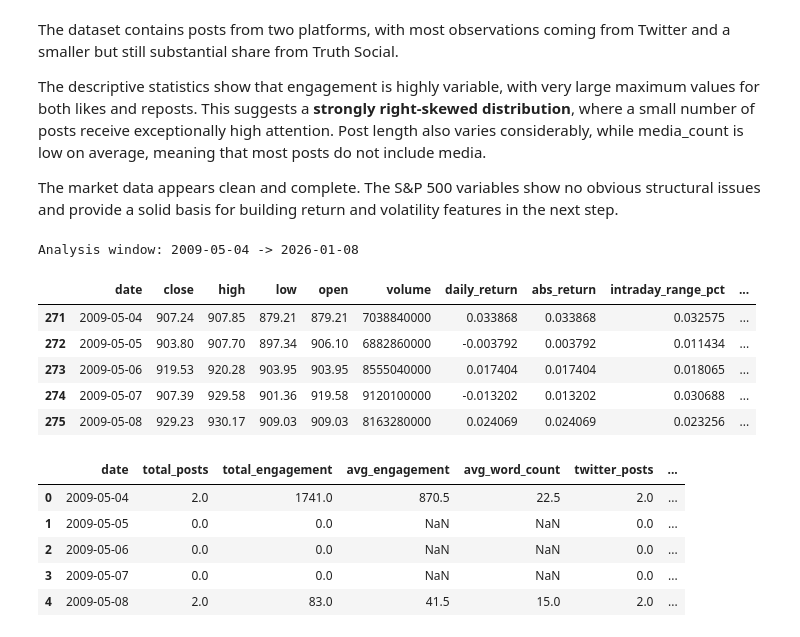
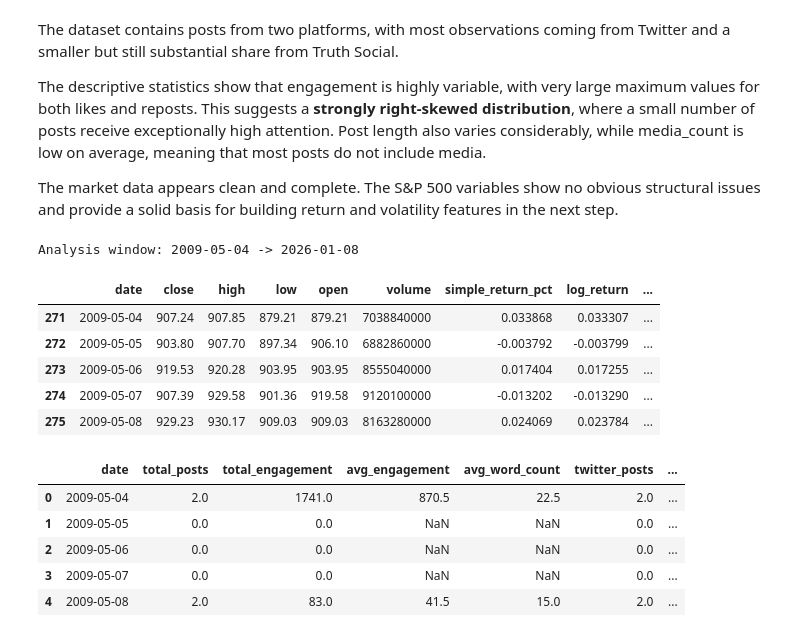
Before and after one commit to deercarla/trump-tweets-nlp, a Jupyter notebook: 2_preprocessing/Preprocessing.ipynb, the cells around one changed output. Saved outputs shown, nothing was run; the diff lists cells and outputs as text; code cells hidden in the pictures.

```diff
--- a/2_preprocessing/Preprocessing.ipynb
+++ b/2_preprocessing/Preprocessing.ipynb
@@ -247,29 +247,30 @@ The descriptive statistics show that engagement is highly variable, with very la
 The market data appears clean and complete. The S&P 500 variables show no obvious structural issues and provide a solid basis for building return and volatility features in the next step.
 # %%
 # 11) Build market features
-sp500["daily_return"] = sp500["close"].pct_change()
-sp500["abs_return"] = sp500["daily_return"].abs()
-sp500["intraday_range_pct"] = (sp500["high"] - sp500["low"]) / sp500["open"]
-sp500["next_day_return"] = sp500["daily_return"].shift(-1)
+sp500["simple_return_pct"] = sp500["close"].pct_change()
+sp500["log_return"] = np.log(sp500["close"] / sp500["close"].shift(1))
+
+sp500["next_simple_return_pct"] = sp500["simple_return_pct"].shift(-1)
+sp500["next_log_return"] = sp500["log_return"].shift(-1)
 
 # Keep an aligned market window for joint EDA
 analysis_start = tweets["post_date"].min()
 analysis_end = min(tweets["post_date"].max(), sp500["date"].max())
 
 sp500_aligned = sp500[
     (sp500["date"] >= analysis_start) & (sp500["date"] <= analysis_end)
 ].copy()
 
 print("Analysis window:", analysis_start.date(), "->", analysis_end.date())
 display(sp500_aligned.head())
 # %% [output]
 Analysis window: 2009-05-04 -> 2026-01-08
-|  | date | close | high | low | open | volume | daily_return | abs_return | intraday_range_pct | ... |
-| 271 | 2009-05-04 | 907.24 | 907.85 | 879.21 | 879.21 | 7038840000 | 0.033868 | 0.033868 | 0.032575 | ... |
-| 272 | 2009-05-05 | 903.80 | 907.70 | 897.34 | 906.10 | 6882860000 | -0.003792 | 0.003792 | 0.011434 | ... |
-| 273 | 2009-05-06 | 919.53 | 920.28 | 903.95 | 903.95 | 8555040000 | 0.017404 | 0.017404 | 0.018065 | ... |
-| 274 | 2009-05-07 | 907.39 | 929.58 | 901.36 | 919.58 | 9120100000 | -0.013202 | 0.013202 | 0.030688 | ... |
-| 275 | 2009-05-08 | 929.23 | 930.17 | 909.03 | 909.03 | 8163280000 | 0.024069 | 0.024069 | 0.023256 | ... |
+|  | date | close | high | low | open | volume | simple_return_pct | log_return | ... |
+| 271 | 2009-05-04 | 907.24 | 907.85 | 879.21 | 879.21 | 7038840000 | 0.033868 | 0.033307 | ... |
+| 272 | 2009-05-05 | 903.80 | 907.70 | 897.34 | 906.10 | 6882860000 | -0.003792 | -0.003799 | ... |
+| 273 | 2009-05-06 | 919.53 | 920.28 | 903.95 | 903.95 | 8555040000 | 0.017404 | 0.017255 | ... |
+| 274 | 2009-05-07 | 907.39 | 929.58 | 901.36 | 919.58 | 9120100000 | -0.013202 | -0.013290 | ... |
+| 275 | 2009-05-08 | 929.23 | 930.17 | 909.03 | 909.03 | 8163280000 | 0.024069 | 0.023784 | ... |
 # %%
 # 12) Aggregate posts to daily level (including days without posts)
 daily_posts = (
```
Also changed, not shown: parts of 7 cells of this notebook, 2 other files.
